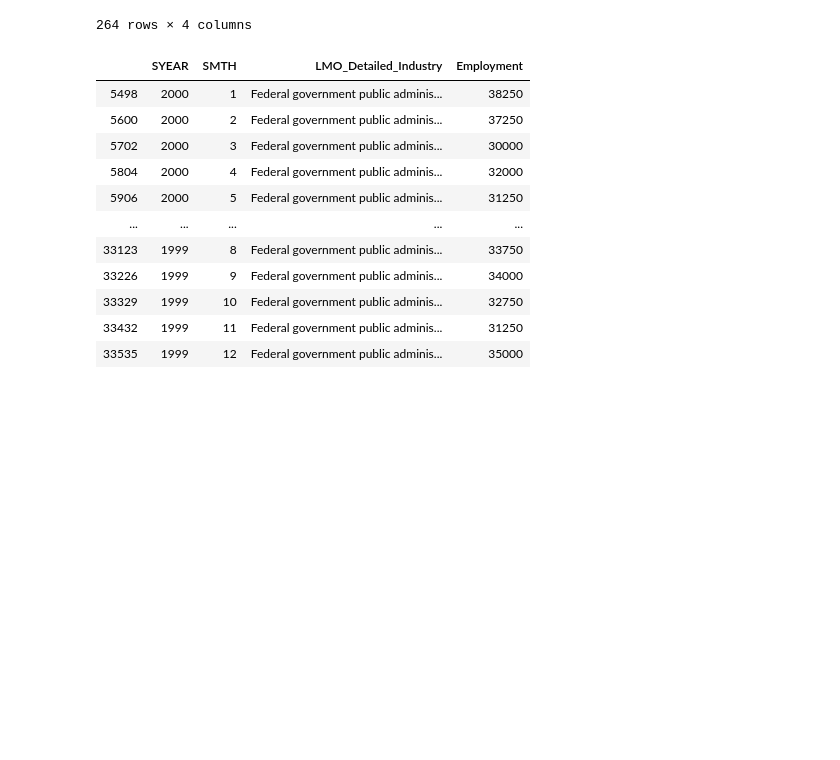
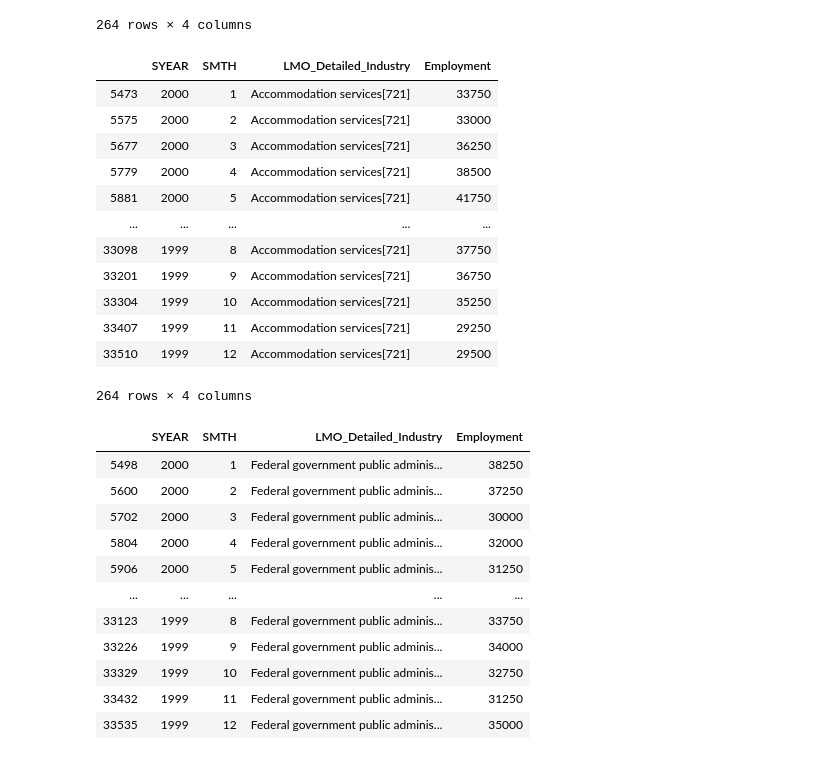
Before and after one commit to Hotlynn2/SERIES-ANALYSIS-OF-NAICS, a Jupyter notebook: Time Analysis Series.ipynb, the cells around one changed output. Drawn from its saved outputs; the diff is of its cells as text; code cells hidden in the pictures; blank space fills up the shorter version.

```diff
--- a/Time Analysis Series.ipynb
+++ b/Time Analysis Series.ipynb
@@ -2919,6 +2919,25 @@ Food_services_and_drinking_places
 | 33436 | 1999 | 11 | Food services and drinking places... | 115750 |
 | 33539 | 1999 | 12 | Food services and drinking places... | 113000 |
 264 rows × 4 columns
+# %%
+Accommodation_services = data.loc[data['NAICS'].str.contains('721', na = False)]
+Accommodation_services = Accommodation_services[(Accommodation_services.SYEAR != 2019)]
+Accommodation_services.columns = ['SYEAR', 'SMTH', 'LMO_Detailed_Industry', 'Employment']
+Accommodation_services
+# %% [output]
+|  | SYEAR | SMTH | LMO_Detailed_Industry | Employment |
+| 5473 | 2000 | 1 | Accommodation services[721] | 33750 |
+| 5575 | 2000 | 2 | Accommodation services[721] | 33000 |
+| 5677 | 2000 | 3 | Accommodation services[721] | 36250 |
+| 5779 | 2000 | 4 | Accommodation services[721] | 38500 |
+| 5881 | 2000 | 5 | Accommodation services[721] | 41750 |
+| ... | ... | ... | ... | ... |
+| 33098 | 1999 | 8 | Accommodation services[721] | 37750 |
+| 33201 | 1999 | 9 | Accommodation services[721] | 36750 |
+| 33304 | 1999 | 10 | Accommodation services[721] | 35250 |
+| 33407 | 1999 | 11 | Accommodation services[721] | 29250 |
+| 33510 | 1999 | 12 | Accommodation services[721] | 29500 |
+264 rows × 4 columns
 # %%
 Federal_government_public_administration = data.loc[data['NAICS'].str.contains('911', na = False)]
 Federal_government_public_administration = Federal_government_public_administration[(Federal_government_public_administration.SYEAR != 2019)]
```
Also changed, not shown: parts of 3 cells of this notebook.
